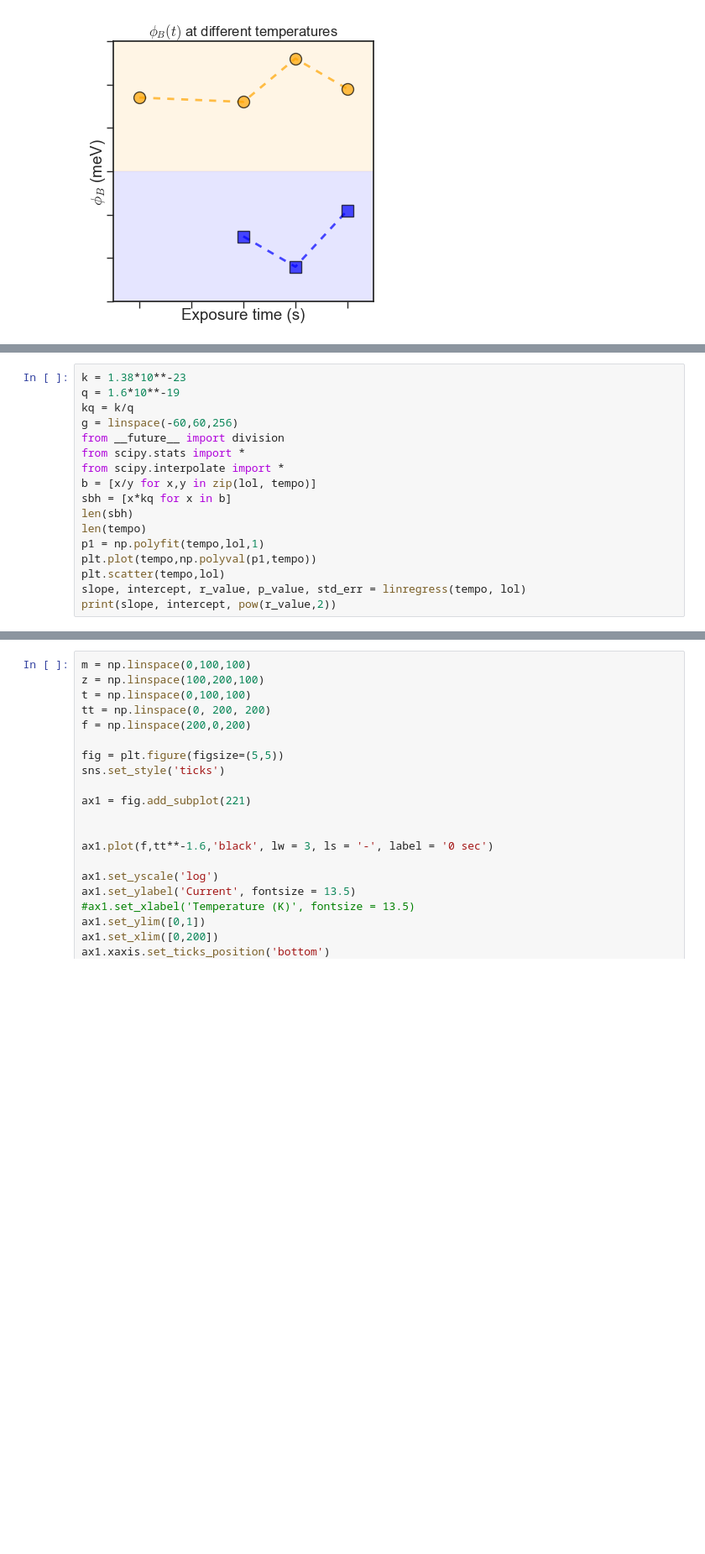
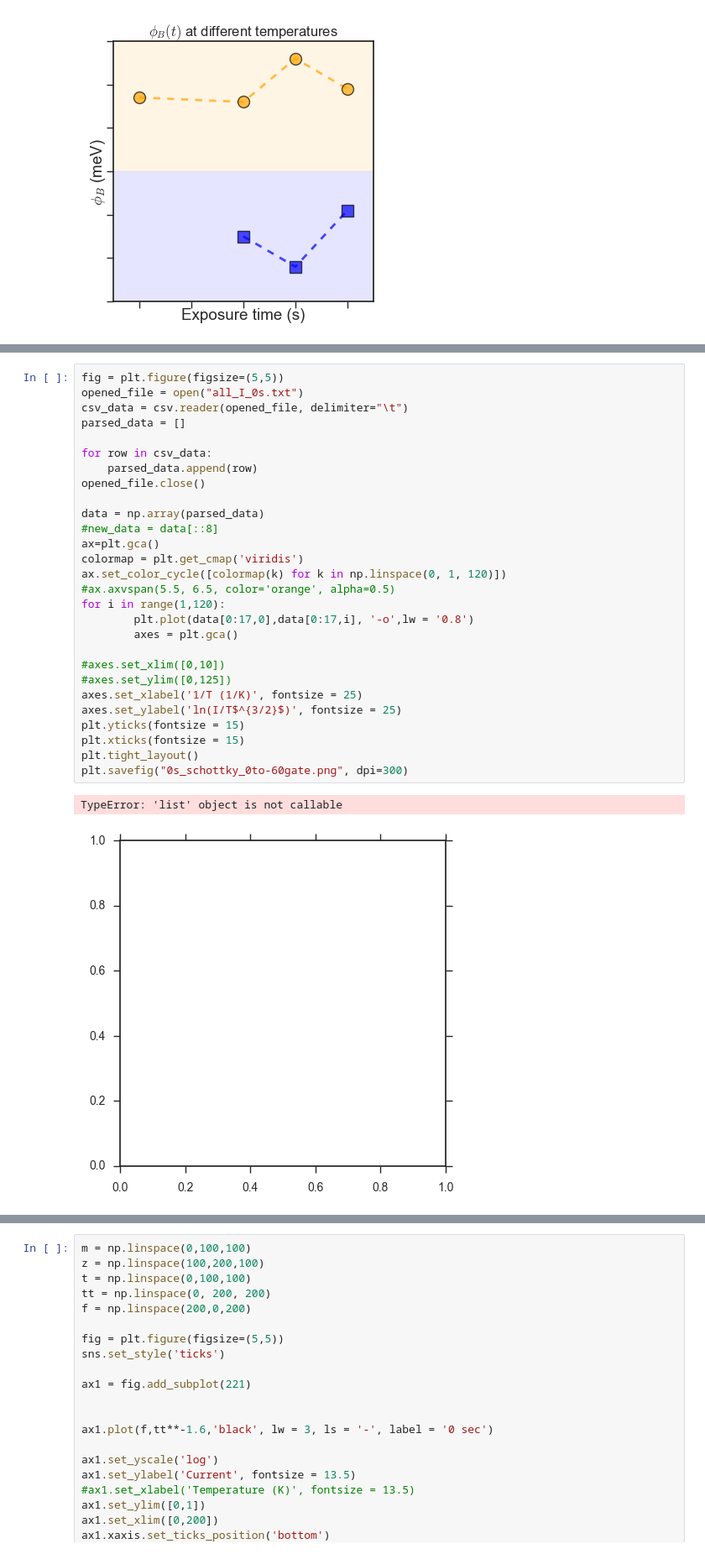
Before and after one commit to molydisulfide/Low_temperature_MoS2_plasma, a Jupyter notebook: Figure_4.ipynb, the cells around one changed output, grey strips where cells are left out. Shown at 84% size. Drawn from its saved outputs; the diff is of its cells as text; blank space fills up the shorter version.

```diff
--- a/Figure_4.ipynb
+++ b/Figure_4.ipynb
@@ -307,17 +293,0 @@ print(lol)
-# %%
-k = 1.38*10**-23
-q = 1.6*10**-19
-kq = k/q
-g = linspace(-60,60,256)
-from __future__ import division
-from scipy.stats import *
-from scipy.interpolate import *
-b = [x/y for x,y in zip(lol, tempo)]
-sbh = [x*kq for x in b]
-len(sbh)
-len(tempo)
-p1 = np.polyfit(tempo,lol,1)
-plt.plot(tempo,np.polyval(p1,tempo))
-plt.scatter(tempo,lol)
-slope, intercept, r_value, p_value, std_err = linregress(tempo, lol)
-print(slope, intercept, pow(r_value,2))
@@ -327,3 +544,34 @@ print(slope, intercept, pow(r_value,2))
+# %%
+fig = plt.figure(figsize=(5,5))
+opened_file = open("all_I_0s.txt")
+csv_data = csv.reader(opened_file, delimiter="\t")
+parsed_data = []
+
+for row in csv_data:
+    parsed_data.append(row)
+opened_file.close()
+
+data = np.array(parsed_data)
+#new_data = data[::8]
+ax=plt.gca()
+colormap = plt.get_cmap('viridis')
+ax.set_color_cycle([colormap(k) for k in np.linspace(0, 1, 120)])
+#ax.axvspan(5.5, 6.5, color='orange', alpha=0.5)
+for i in range(1,120):
+        plt.plot(data[0:17,0],data[0:17,i], '-o',lw = '0.8')
+        axes = plt.gca()
+
+#axes.set_xlim([0,10])
+#axes.set_ylim([0,125])
+axes.set_xlabel('1/T (1/K)', fontsize = 25)
+axes.set_ylabel('ln(I/T$^{3/2}$)', fontsize = 25)
+plt.yticks(fontsize = 15)
+plt.xticks(fontsize = 15)
+plt.tight_layout()
+plt.savefig("0s_schottky_0to-60gate.png", dpi=300)
+# %% [output]
+TypeError: 'list' object is not callable
+[figure, added]
 # %%
 fig = plt.figure(figsize=(5,5))
 
```
Also changed, not shown: parts of 13 cells of this notebook, 21 other files.
